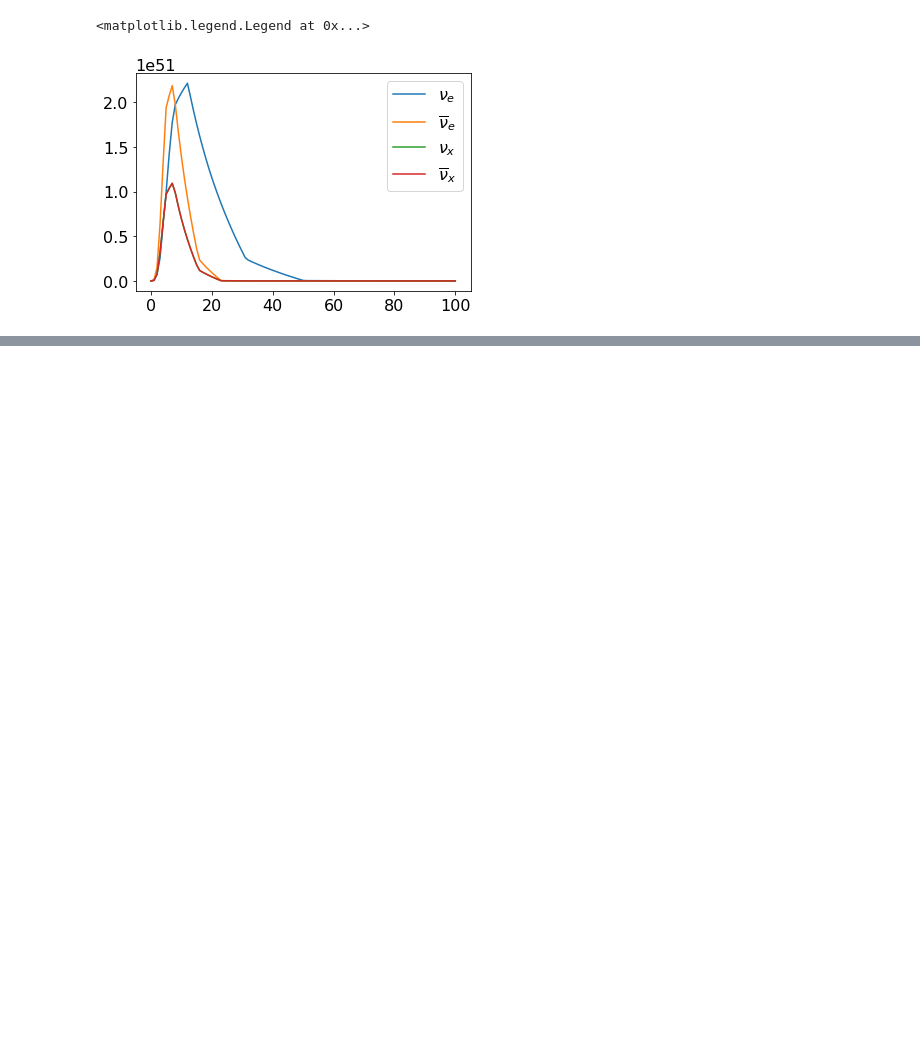
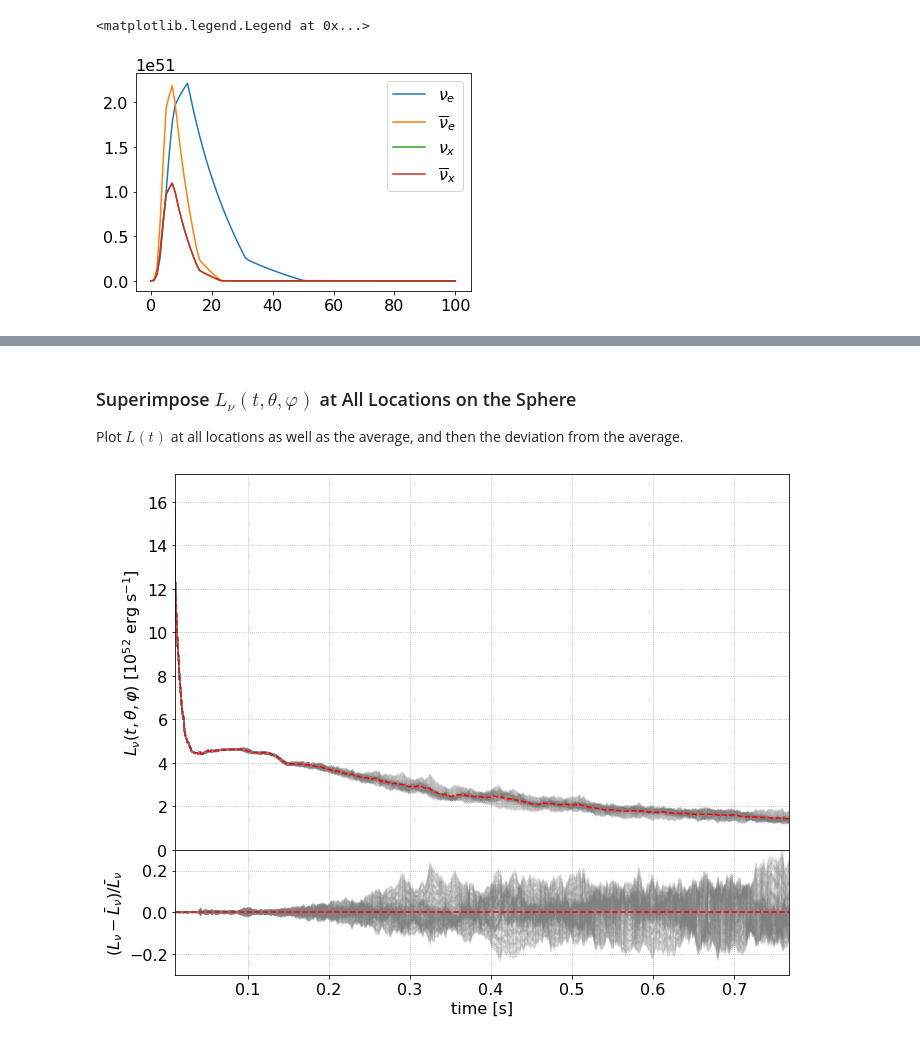
Before and after one commit to SNEWS2/snewpy, a Jupyter notebook: doc/nb/Fornax_2019_3D.ipynb, the cells around one changed output, grey strips where cells are left out. Saved outputs shown, nothing was run; the diff lists cells and outputs as text; code cells hidden in the pictures; blank space fills up the shorter version.

```diff
--- a/doc/nb/Fornax_2019_3D.ipynb
+++ b/doc/nb/Fornax_2019_3D.ipynb
@@ -46,0 +101,29 @@ plt.legend()
+# %% [markdown]
+### Superimpose $L_\nu(t,\theta,\varphi)$ at All Locations on the Sphere
+
+Plot $L(t)$ at all locations as well as the average, and then the deviation from the average.
+# %%
+Lavg = np.average(L, axis=1)
+dL_over_L = (L - Lavg[:,np.newaxis]) / Lavg[:,np.newaxis]
+
+fig, axes = plt.subplots(2,1, figsize=(10,8),
+                         gridspec_kw = {'height_ratios':[3,1], 'hspace':0},
+                         sharex=True, tight_layout=True)
+
+ax = axes[0]
+ax.plot(model.time, L, color='gray', alpha=0.05)
+ax.plot(model.time, Lavg, color='r', ls='--')
+ax.set(xlim=model.time[0::len(model.time)-1].value,
+       ylabel=r'$L_{\nu}(t,\theta,\varphi)$ [$10^{52}$ erg s$^{-1}$]',
+       ylim=(0, 1.1*np.max(L).value))
+ax.grid(ls=':')
+
+ax = axes[1]
+ax.plot(model.time, dL_over_L, color='gray', alpha=0.1)
+ax.plot(model.time, np.zeros(model.time.shape), ls='--', color='r')
+ax.set(xlabel='time [s]',
+       ylabel=r'$(L_\nu - \bar{L}_\nu)/\bar{L}_\nu$',
+       ylim=(-0.3, 0.3))
+ax.grid(ls=':');
+# %% [output]
+[figure, added]
```
Also changed, not shown: parts of 9 cells of this notebook, 2 other files.
